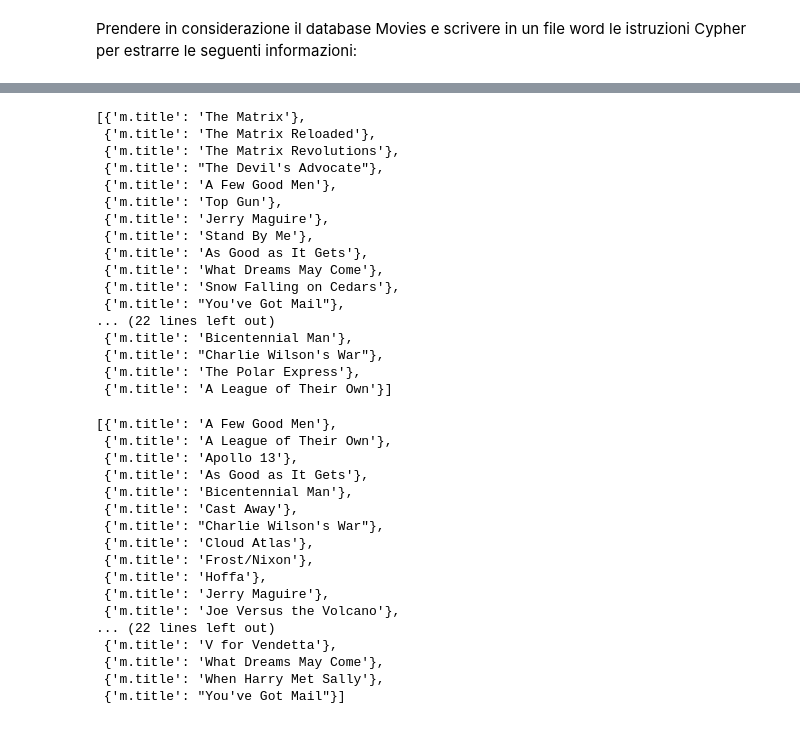
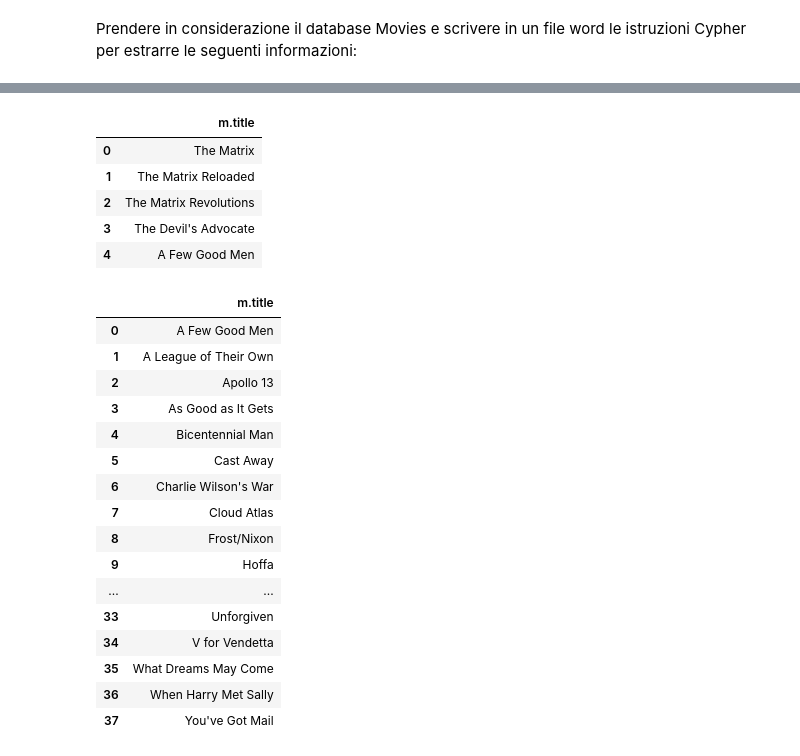
Before and after one commit to nicopierro/informatica, a Jupyter notebook: Esercizi_Neo4j.ipynb, the cells around one changed output, grey strips where cells are left out. Cells and saved outputs as stored; diff of their text form; code cells hidden in the pictures.

```diff
--- a/Esercizi_Neo4j.ipynb
+++ b/Esercizi_Neo4j.ipynb
@@ -85,54 +66,45 @@ RETURN m.title
 
 with driver.session() as graphDB_Session:
     result = graphDB_Session.run(cypher_query).data()
-result
+df = pd.DataFrame(result)
+df.head()
 # %% [output]
-[{'m.title': 'The Matrix'},
- {'m.title': 'The Matrix Reloaded'},
- {'m.title': 'The Matrix Revolutions'},
- {'m.title': "The Devil's Advocate"},
- {'m.title': 'A Few Good Men'},
- {'m.title': 'Top Gun'},
- {'m.title': 'Jerry Maguire'},
- {'m.title': 'Stand By Me'},
- {'m.title': 'As Good as It Gets'},
- {'m.title': 'What Dreams May Come'},
- {'m.title': 'Snow Falling on Cedars'},
- {'m.title': "You've Got Mail"},
-... (22 lines left out)
- {'m.title': 'Bicentennial Man'},
- {'m.title': "Charlie Wilson's War"},
- {'m.title': 'The Polar Express'},
- {'m.title': 'A League of Their Own'}]
+|  | m.title |
+| 0 | The Matrix |
+| 1 | The Matrix Reloaded |
+| 2 | The Matrix Revolutions |
+| 3 | The Devil's Advocate |
+| 4 | A Few Good Men |
 # %%
 # 3. i titoli dei film in ordine alfabetico
 cypher_query = '''
 MATCH (m:Movie)
 RETURN m.title
 ORDER BY m.title
 '''
 
 with driver.session() as graphDB_Session:
     result = graphDB_Session.run(cypher_query).data()
-result
+df = pd.DataFrame(result)
+df
 # %% [output]
-[{'m.title': 'A Few Good Men'},
- {'m.title': 'A League of Their Own'},
- {'m.title': 'Apollo 13'},
- {'m.title': 'As Good as It Gets'},
- {'m.title': 'Bicentennial Man'},
- {'m.title': 'Cast Away'},
- {'m.title': "Charlie Wilson's War"},
- {'m.title': 'Cloud Atlas'},
- {'m.title': 'Frost/Nixon'},
- {'m.title': 'Hoffa'},
- {'m.title': 'Jerry Maguire'},
- {'m.title': 'Joe Versus the Volcano'},
-... (22 lines left out)
- {'m.title': 'V for Vendetta'},
- {'m.title': 'What Dreams May Come'},
- {'m.title': 'When Harry Met Sally'},
- {'m.title': "You've Got Mail"}]
+|  | m.title |
+| 0 | A Few Good Men |
+| 1 | A League of Their Own |
+| 2 | Apollo 13 |
+| 3 | As Good as It Gets |
+| 4 | Bicentennial Man |
+| 5 | Cast Away |
+| 6 | Charlie Wilson's War |
+| 7 | Cloud Atlas |
+| 8 | Frost/Nixon |
+| 9 | Hoffa |
+| ... | ... |
+| 33 | Unforgiven |
+| 34 | V for Vendetta |
+| 35 | What Dreams May Come |
+| 36 | When Harry Met Sally |
+| 37 | You've Got Mail |
 # %%
 # 4. i titoli dei film dalla Z alla A
 cypher_query = '''
```
Also changed, not shown: parts of 18 cells of this notebook.
